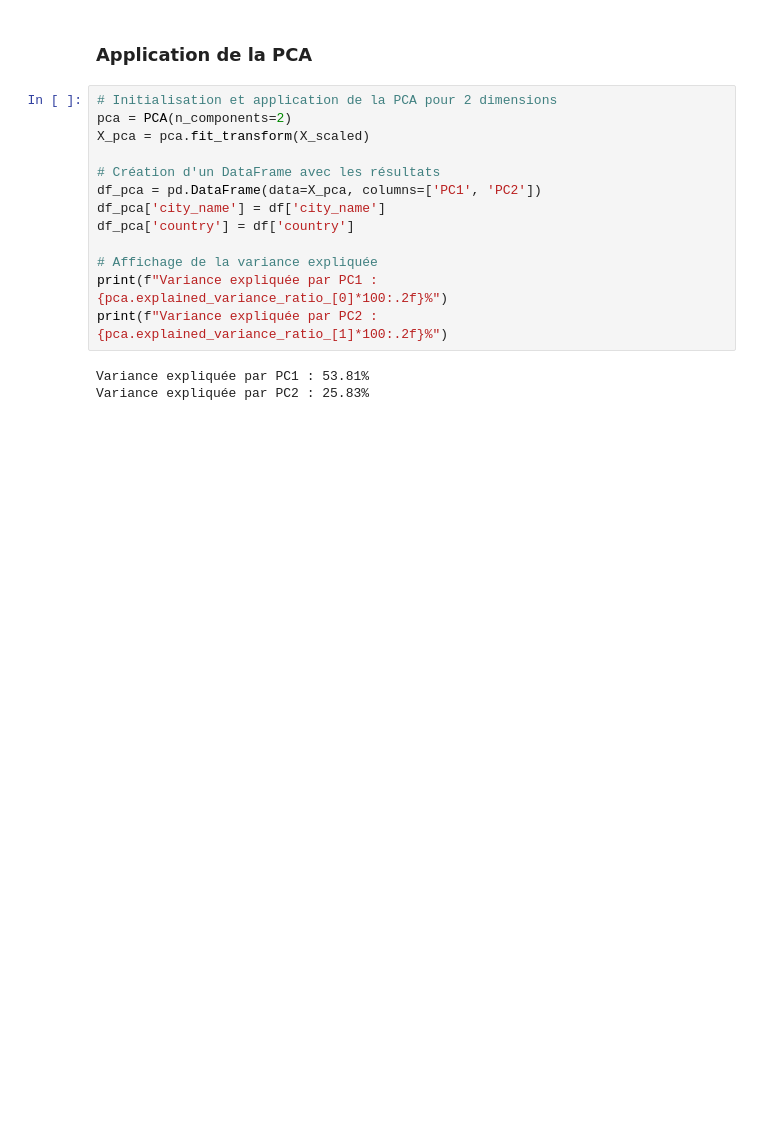
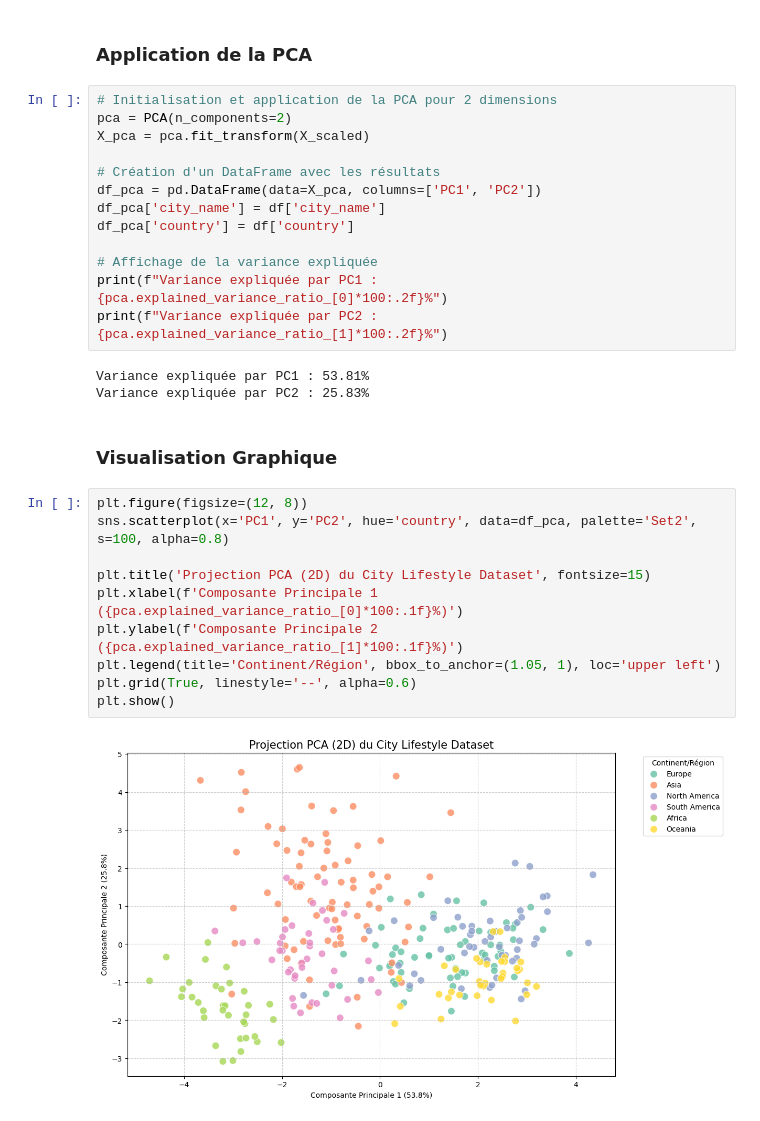
Before and after one commit to erasersleeves/examen, a Jupyter notebook: notebooks/pca.ipynb, the cells around one changed output. Cells and saved outputs as stored; diff of their text form; blank space fills up the shorter version.

Commit message:
visualisation graphique pca

```diff
--- a/notebooks/pca.ipynb
+++ b/notebooks/pca.ipynb
@@ -38,3 +38,17 @@ print(f"Variance expliquée par PC2 : {pca.explained_variance_ratio_[1]*100:.2f}
 # %% [output]
 Variance expliquée par PC1 : 53.81%
 Variance expliquée par PC2 : 25.83%
+# %% [markdown]
+### Visualisation Graphique
+# %%
+plt.figure(figsize=(12, 8))
+sns.scatterplot(x='PC1', y='PC2', hue='country', data=df_pca, palette='Set2', s=100, alpha=0.8)
+
+plt.title('Projection PCA (2D) du City Lifestyle Dataset', fontsize=15)
+plt.xlabel(f'Composante Principale 1 ({pca.explained_variance_ratio_[0]*100:.1f}%)')
+plt.ylabel(f'Composante Principale 2 ({pca.explained_variance_ratio_[1]*100:.1f}%)')
+plt.legend(title='Continent/Région', bbox_to_anchor=(1.05, 1), loc='upper left')
+plt.grid(True, linestyle='--', alpha=0.6)
+plt.show()
+# %% [output]
+[figure, added]
```
Also changed, not shown: parts of 1 cell of this notebook.
